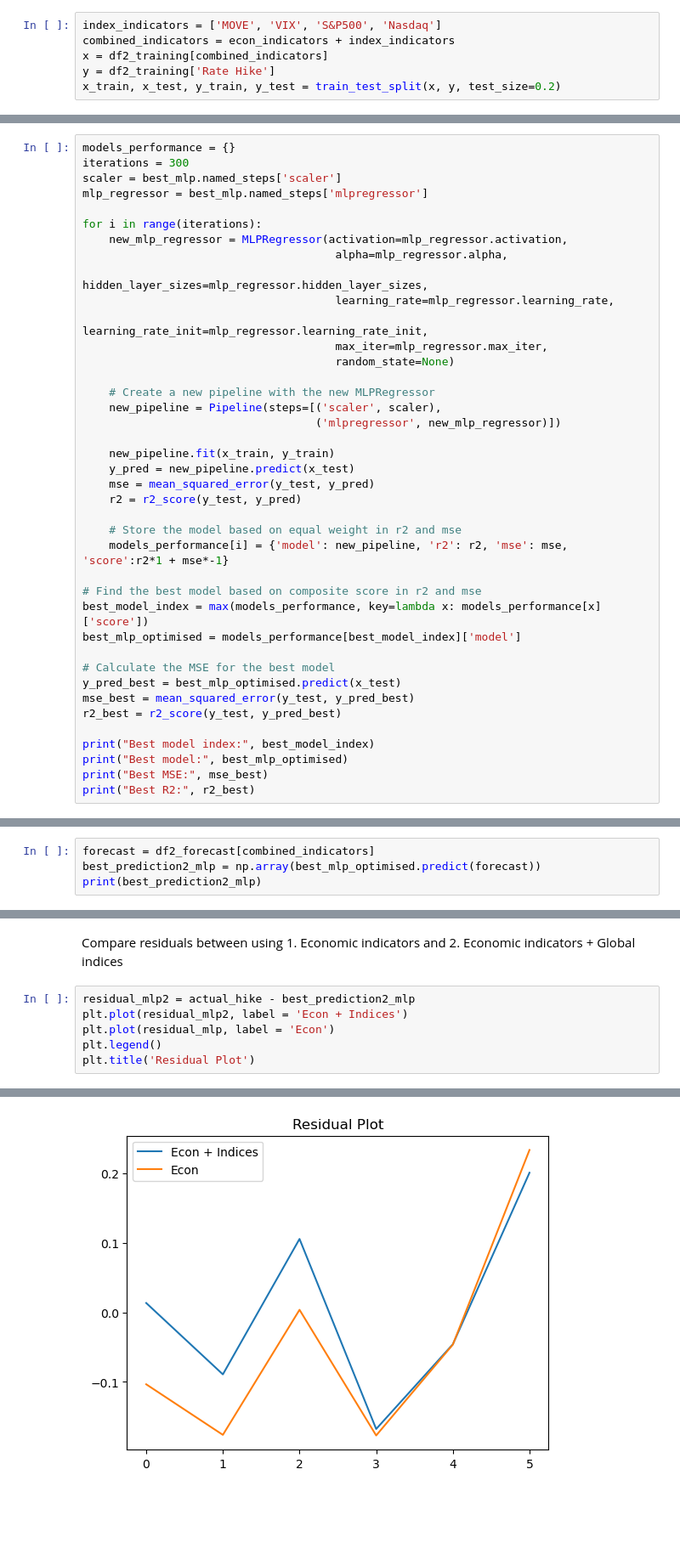
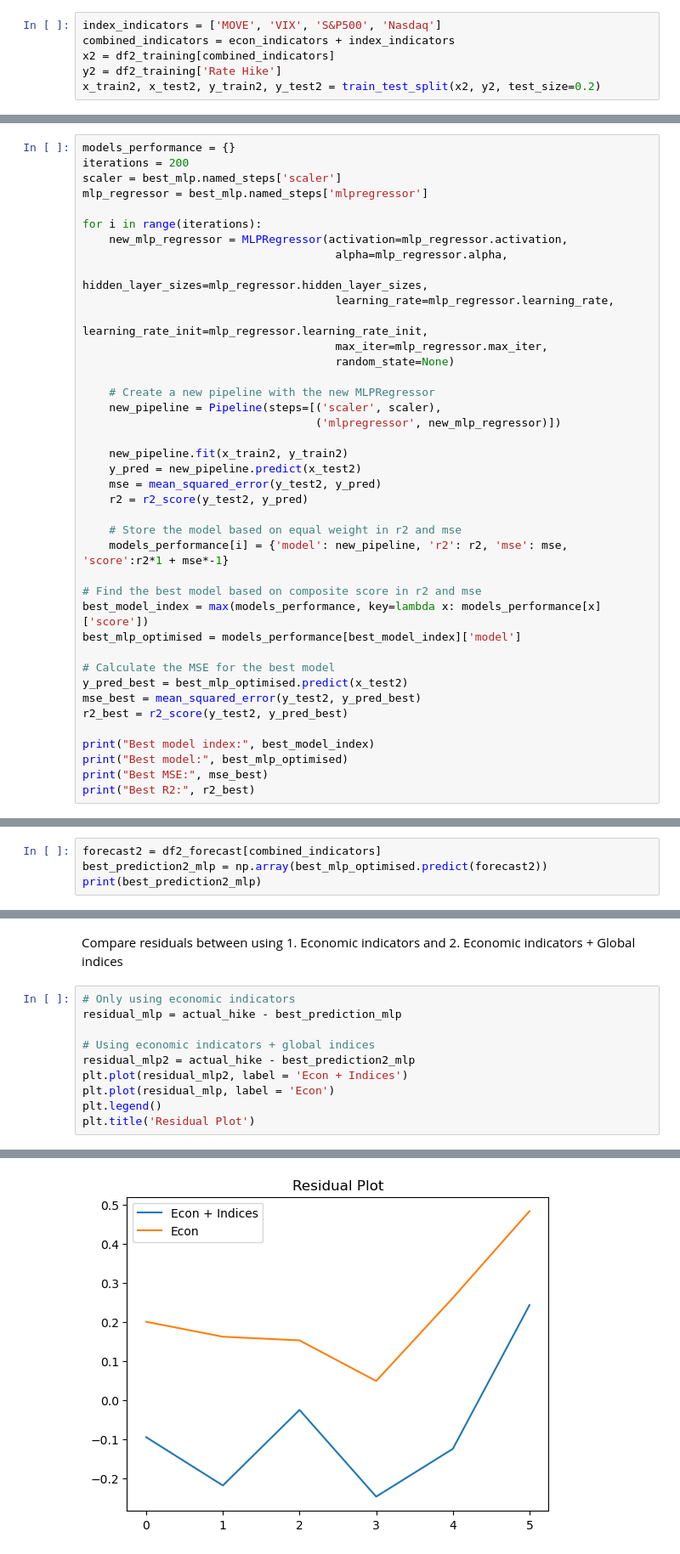
Before and after one commit to 123justinfung/PyStrats, a Jupyter notebook: Research notebooks/Fed_hike.ipynb, the cells around one changed output, grey strips where cells are left out. Shown at 85% size. Saved outputs shown, nothing was run; the diff lists cells and outputs as text; blank space fills up the shorter version.

```diff
--- a/Research notebooks/Fed_hike.ipynb
+++ b/Research notebooks/Fed_hike.ipynb
@@ -468,9 +468,9 @@ Run test splits and fit the model (best_mlp)
 # %%
 index_indicators = ['MOVE', 'VIX', 'S&P500', 'Nasdaq']
 combined_indicators = econ_indicators + index_indicators
-x = df2_training[combined_indicators]
-y = df2_training['Rate Hike']
-x_train, x_test, y_train, y_test = train_test_split(x, y, test_size=0.2)
+x2 = df2_training[combined_indicators]
+y2 = df2_training['Rate Hike']
+x_train2, x_test2, y_train2, y_test2 = train_test_split(x2, y2, test_size=0.2)
 # %% [markdown]
 ### Model Optimisation
 Fit the model in a destined iteration, and measure its statistical significance
@@ -478,7 +478,7 @@ Fit the model in a destined iteration, and measure its statistical significance
 from sklearn.base import clone
 # %%
 models_performance = {}
-iterations = 300
+iterations = 200
 scaler = best_mlp.named_steps['scaler']
 mlp_regressor = best_mlp.named_steps['mlpregressor']
 
@@ -495,10 +495,10 @@ for i in range(iterations):
     new_pipeline = Pipeline(steps=[('scaler', scaler),
                                    ('mlpregressor', new_mlp_regressor)])
 
-    new_pipeline.fit(x_train, y_train)
-    y_pred = new_pipeline.predict(x_test)
-    mse = mean_squared_error(y_test, y_pred)
-    r2 = r2_score(y_test, y_pred)
+    new_pipeline.fit(x_train2, y_train2)
+    y_pred = new_pipeline.predict(x_test2)
+    mse = mean_squared_error(y_test2, y_pred)
+    r2 = r2_score(y_test2, y_pred)
 
     # Store the model based on equal weight in r2 and mse
     models_performance[i] = {'model': new_pipeline, 'r2': r2, 'mse': mse, 'score':r2*1 + mse*-1}
@@ -508,9 +508,9 @@ best_model_index = max(models_performance, key=lambda x: models_performance[x]['
 best_mlp_optimised = models_performance[best_model_index]['model']
 
 # Calculate the MSE for the best model
-y_pred_best = best_mlp_optimised.predict(x_test)
-mse_best = mean_squared_error(y_test, y_pred_best)
-r2_best = r2_score(y_test, y_pred_best)
+y_pred_best = best_mlp_optimised.predict(x_test2)
+mse_best = mean_squared_error(y_test2, y_pred_best)
+r2_best = r2_score(y_test2, y_pred_best)
 
 print("Best model index:", best_model_index)
 print("Best model:", best_mlp_optimised)
@@ -529,7 +529,7 @@ Best R2: 0.7788054849079568
 # %% [markdown]
 Using unseen data for model to make forecasts
 # %%
-forecast = df2_forecast[combined_indicators]
-best_prediction2_mlp = np.array(best_mlp_optimised.predict(forecast))
+forecast2 = df2_forecast[combined_indicators]
+best_prediction2_mlp = np.array(best_mlp_optimised.predict(forecast2))
 print(best_prediction2_mlp)
 # %% [output]
@@ -547,11 +603,15 @@ plt.show()
 # %% [markdown]
 Compare residuals between using 1. Economic indicators and 2. Economic indicators + Global indices
 # %%
+# Only using economic indicators
+residual_mlp = actual_hike - best_prediction_mlp
+
+# Using economic indicators + global indices
 residual_mlp2 = actual_hike - best_prediction2_mlp
 plt.plot(residual_mlp2, label = 'Econ + Indices')
 plt.plot(residual_mlp, label = 'Econ')
 plt.legend()
 plt.title('Residual Plot')
 # %% [output]
 Text(0.5, 1.0, 'Residual Plot')
-[figure, old version]
+[figure, new version]
```
Also changed, not shown: parts of 7 cells of this notebook.
